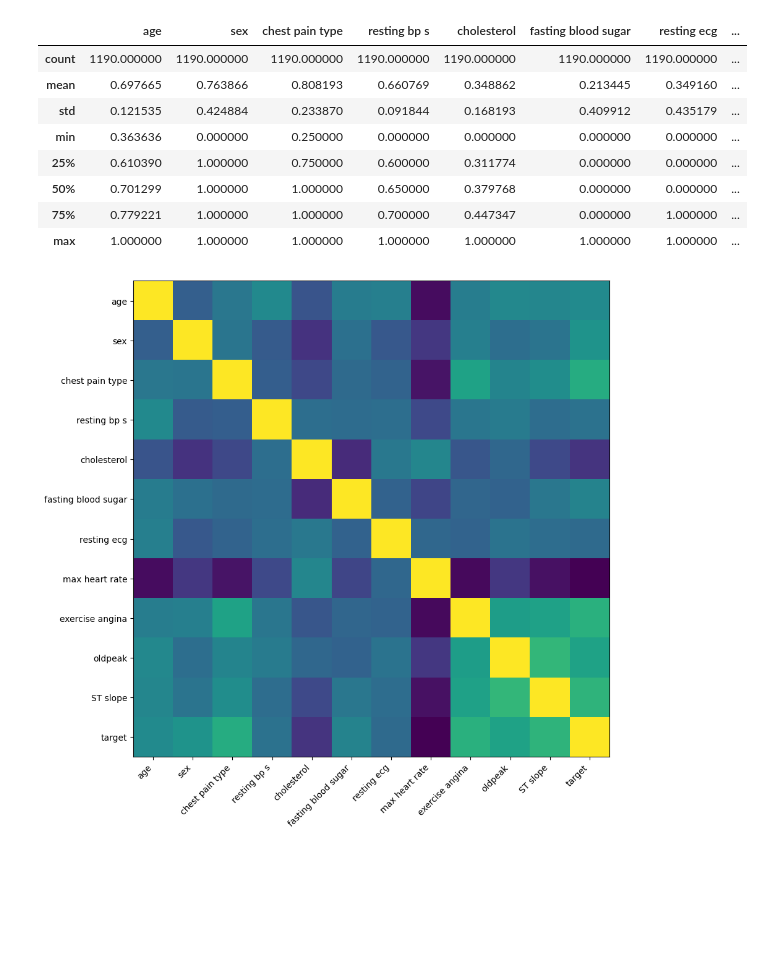
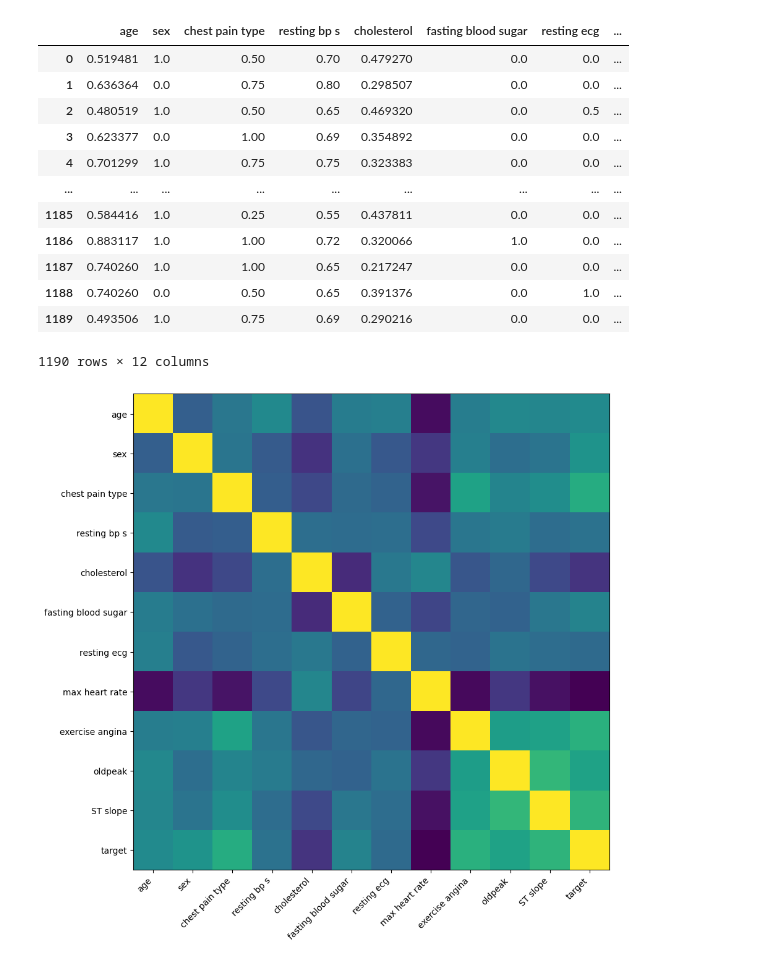
Before and after one commit to reemeerie/TP-FINAL-MATEIII, a Jupyter notebook: TP.ipynb, the cells around one changed output. Drawn from its saved outputs; the diff is of its cells as text; code cells hidden in the pictures; blank space fills up the shorter version.

```diff
--- a/TP.ipynb
+++ b/TP.ipynb
@@ -1,33 +1,40 @@
 # %%
+#Traigo la DB y la normalizo para despues alimentar la red
+
 import pandas as pd
 import numpy as np
 from sklearn.model_selection import train_test_split
 
 all_data = pd.read_csv("heart_statlog.csv")
-columnas = ["age","sex","chest pain type","resting bp s","cholesterol","fasting blood sugar","resting ecg","max heart rate","exercise angina","oldpeak","ST slope","target"]
-all_data[columnas] = all_data[columnas] / all_data[columnas].max()
-all_data.describe()
+columnas = ["age", "sex", "chest pain type", "resting bp s", "cholesterol", "fasting blood sugar", "resting ecg", "max heart rate", "exercise angina", "oldpeak", "ST slope", "target"]
+all_data[columnas] = all_data[columnas] / all_data[columnas].max() #normalizo por valores máximos
+all_data.describe() #describe de la db normalizada
+all_data
 
 
 #all_data
 # Extraer las columnas de entrada
 #all_data.columns()
 #all_inputs = (all_data.iloc[:, 0:11].values)
 #all_outputs = all_data.iloc[:, -1].values
 #all_inputs.columns()
 #all_data.describe()
 
 #data_stats = all_inputs.describe().T
 #df_n = (all_inputs - data_stats['mean']) / data_stats['std']  # Para normalizar: (valor - promedio) / desv_estandar
 #df_n
 # %% [output]
 |  | age | sex | chest pain type | resting bp s | cholesterol | fasting blood sugar | resting ecg | ... |
-| count | 1190.000000 | 1190.000000 | 1190.000000 | 1190.000000 | 1190.000000 | 1190.000000 | 1190.000000 | ... |
-| mean | 0.697665 | 0.763866 | 0.808193 | 0.660769 | 0.348862 | 0.213445 | 0.349160 | ... |
-| std | 0.121535 | 0.424884 | 0.233870 | 0.091844 | 0.168193 | 0.409912 | 0.435179 | ... |
-| min | 0.363636 | 0.000000 | 0.250000 | 0.000000 | 0.000000 | 0.000000 | 0.000000 | ... |
-| 25% | 0.610390 | 1.000000 | 0.750000 | 0.600000 | 0.311774 | 0.000000 | 0.000000 | ... |
-| 50% | 0.701299 | 1.000000 | 1.000000 | 0.650000 | 0.379768 | 0.000000 | 0.000000 | ... |
-| 75% | 0.779221 | 1.000000 | 1.000000 | 0.700000 | 0.447347 | 0.000000 | 1.000000 | ... |
-| max | 1.000000 | 1.000000 | 1.000000 | 1.000000 | 1.000000 | 1.000000 | 1.000000 | ... |
+| 0 | 0.519481 | 1.0 | 0.50 | 0.70 | 0.479270 | 0.0 | 0.0 | ... |
+| 1 | 0.636364 | 0.0 | 0.75 | 0.80 | 0.298507 | 0.0 | 0.0 | ... |
+| 2 | 0.480519 | 1.0 | 0.50 | 0.65 | 0.469320 | 0.0 | 0.5 | ... |
+| 3 | 0.623377 | 0.0 | 1.00 | 0.69 | 0.354892 | 0.0 | 0.0 | ... |
+| 4 | 0.701299 | 1.0 | 0.75 | 0.75 | 0.323383 | 0.0 | 0.0 | ... |
+| ... | ... | ... | ... | ... | ... | ... | ... | ... |
+| 1185 | 0.584416 | 1.0 | 0.25 | 0.55 | 0.437811 | 0.0 | 0.0 | ... |
+| 1186 | 0.883117 | 1.0 | 1.00 | 0.72 | 0.320066 | 1.0 | 0.0 | ... |
+| 1187 | 0.740260 | 1.0 | 1.00 | 0.65 | 0.217247 | 0.0 | 0.0 | ... |
+| 1188 | 0.740260 | 0.0 | 0.50 | 0.65 | 0.391376 | 0.0 | 1.0 | ... |
+| 1189 | 0.493506 | 1.0 | 0.75 | 0.69 | 0.290216 | 0.0 | 0.0 | ... |
+1190 rows × 12 columns
 # %%
```
Also changed, not shown: parts of 8 cells of this notebook.
